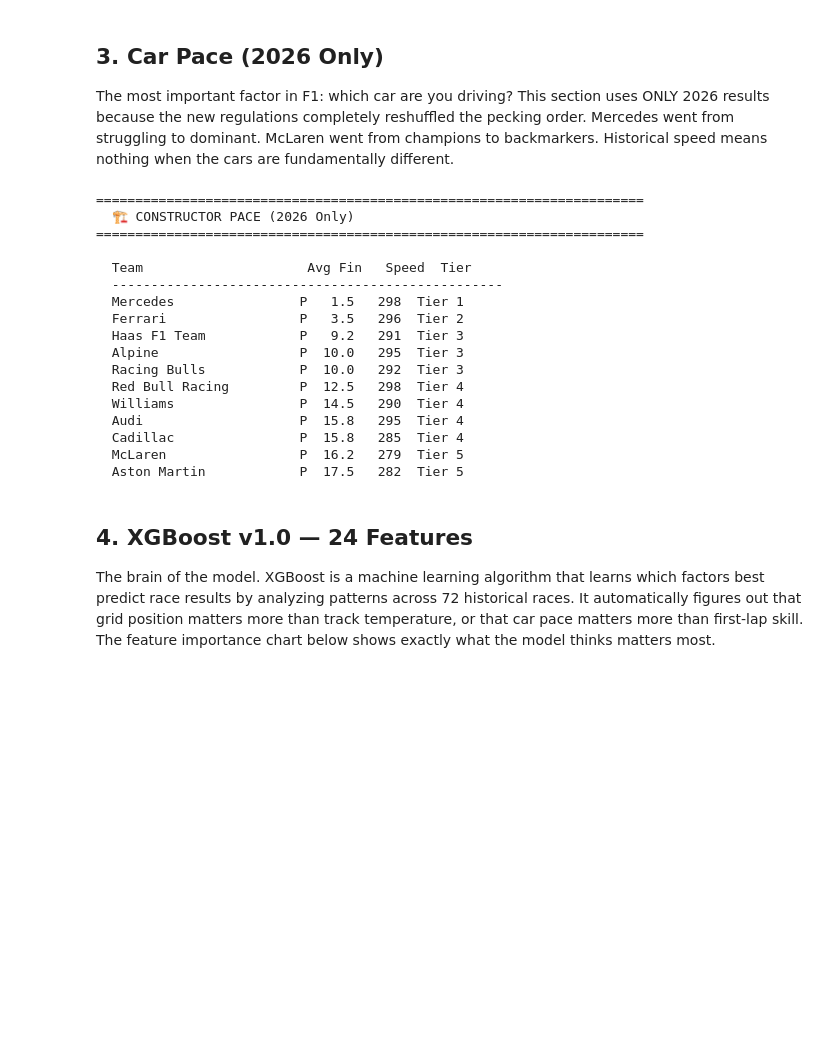
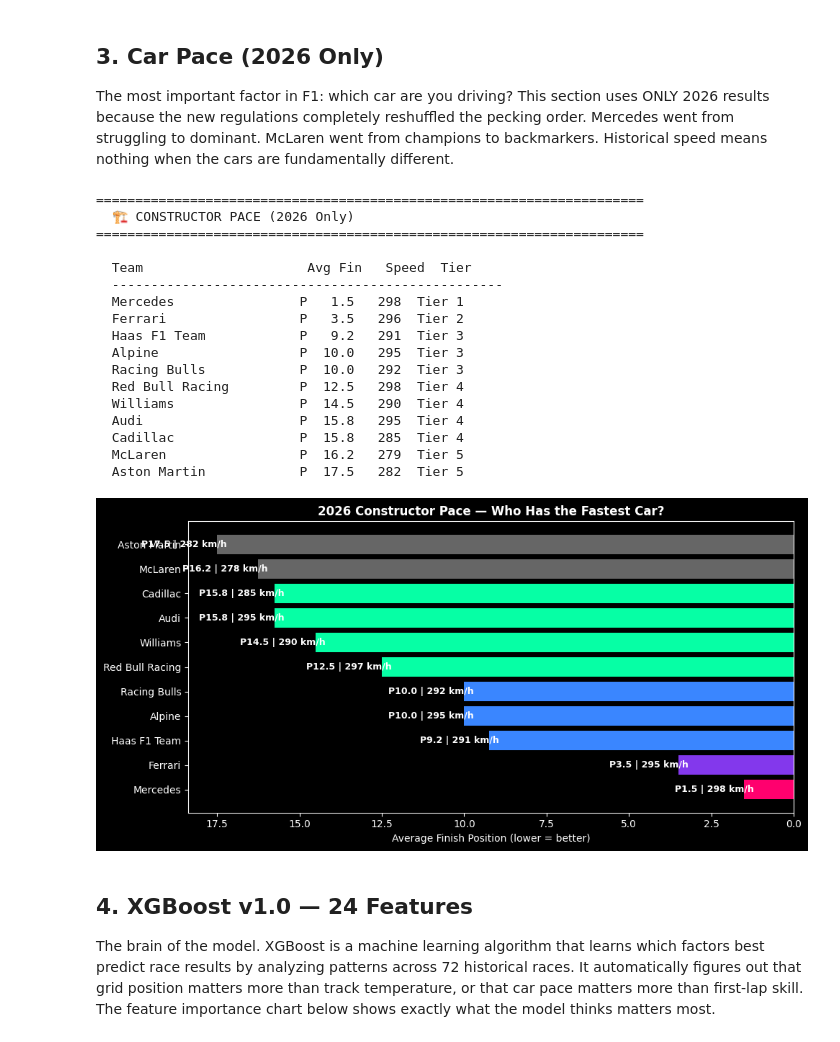
Before and after one commit to nina-coder/f1-predictions, a Jupyter notebook: notebooks/2026-R03-japan.ipynb, the cells around one changed output. Cells and saved outputs as stored; diff of their text form; code cells hidden in the pictures; blank space fills up the shorter version.

```diff
--- a/notebooks/2026-R03-japan.ipynb
+++ b/notebooks/2026-R03-japan.ipynb
@@ -241,33 +241,48 @@ def tier(a):
     elif a<=7: return 'Tier 2'
     elif a<=12: return 'Tier 3'
     elif a<=16: return 'Tier 4'
     else: return 'Tier 5'
 
 print("=" * 70)
 print("  🏗️ CONSTRUCTOR PACE (2026 Only)")
 print("=" * 70)
 print(f"\n  {'Team':22s}  {'Avg Fin':>8s}  {'Speed':>6s}  {'Tier'}")
 print("  " + "-" * 50)
 for _, r in cp.iterrows():
     print(f"  {r['TeamName']:22s}  P{r['avg_finish']:>6.1f}  {car_speed.get(r['TeamName'],290):>4.0f}  {tier(r['avg_finish'])}")
+# Constructor pace visualization
+fig, ax = plt.subplots(figsize=(10, 5))
+cp_sorted = cp.sort_values('avg_finish')
+tier_colors = {'Tier 1':'#ff006e','Tier 2':'#8338ec','Tier 3':'#3a86ff','Tier 4':'#06ffa5','Tier 5':'#666666'}
+colors = [tier_colors.get(tier(r['avg_finish']), '#999') for _, r in cp_sorted.iterrows()]
+bars = ax.barh(cp_sorted['TeamName'], cp_sorted['avg_finish'], color=colors)
+ax.set_xlabel('Average Finish Position (lower = better)')
+ax.set_title('2026 Constructor Pace — Who Has the Fastest Car?', fontweight='bold')
+ax.invert_xaxis()
+for bar, (_, r) in zip(bars, cp_sorted.iterrows()):
+    ax.text(r['avg_finish']-0.3, bar.get_y()+bar.get_height()/2, f"P{r['avg_finish']:.1f} | {int(car_speed.get(r['TeamName'],290))} km/h", va='center', ha='right', fontsize=9, fontweight='bold')
+plt.tight_layout()
+plt.savefig('../data/constructor_pace_v10.png', dpi=150, bbox_inches='tight')
+plt.show()
 # %% [output]
 ======================================================================
   🏗️ CONSTRUCTOR PACE (2026 Only)
 ======================================================================
 
   Team                     Avg Fin   Speed  Tier
   --------------------------------------------------
   Mercedes                P   1.5   298  Tier 1
   Ferrari                 P   3.5   296  Tier 2
   Haas F1 Team            P   9.2   291  Tier 3
   Alpine                  P  10.0   295  Tier 3
   Racing Bulls            P  10.0   292  Tier 3
   Red Bull Racing         P  12.5   298  Tier 4
   Williams                P  14.5   290  Tier 4
   Audi                    P  15.8   295  Tier 4
   Cadillac                P  15.8   285  Tier 4
   McLaren                 P  16.2   279  Tier 5
   Aston Martin            P  17.5   282  Tier 5
+[figure, added]
 # %% [markdown]
 ## 4. XGBoost v1.0 — 24 Features
 
```
Also changed, not shown: parts of 2 cells of this notebook, 1 other file.
